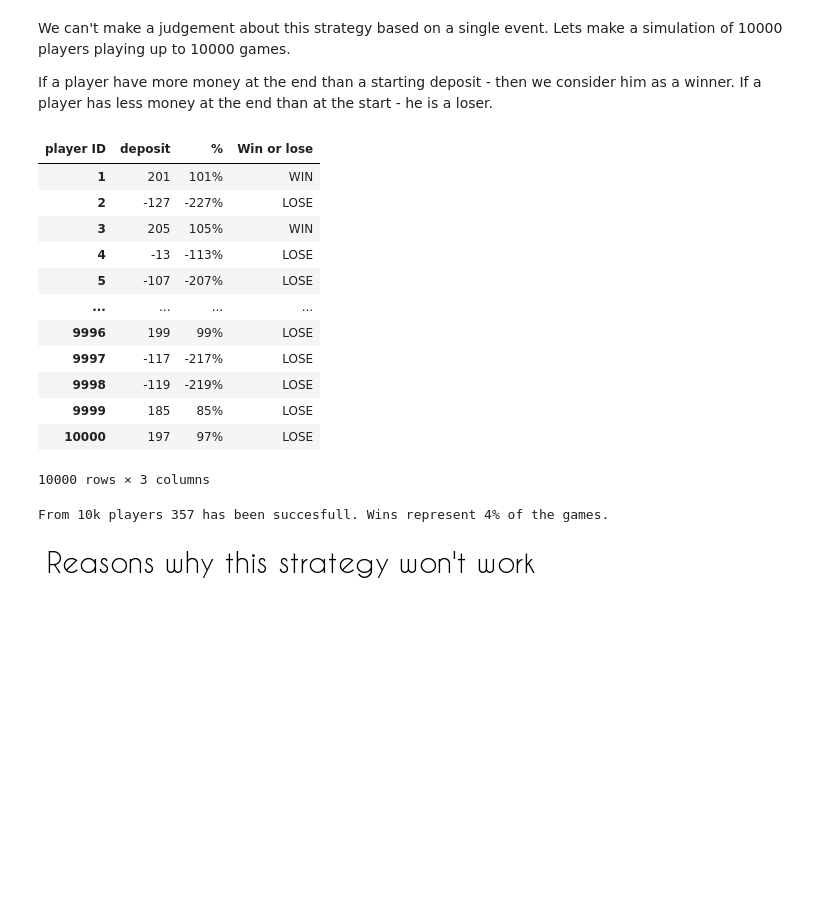
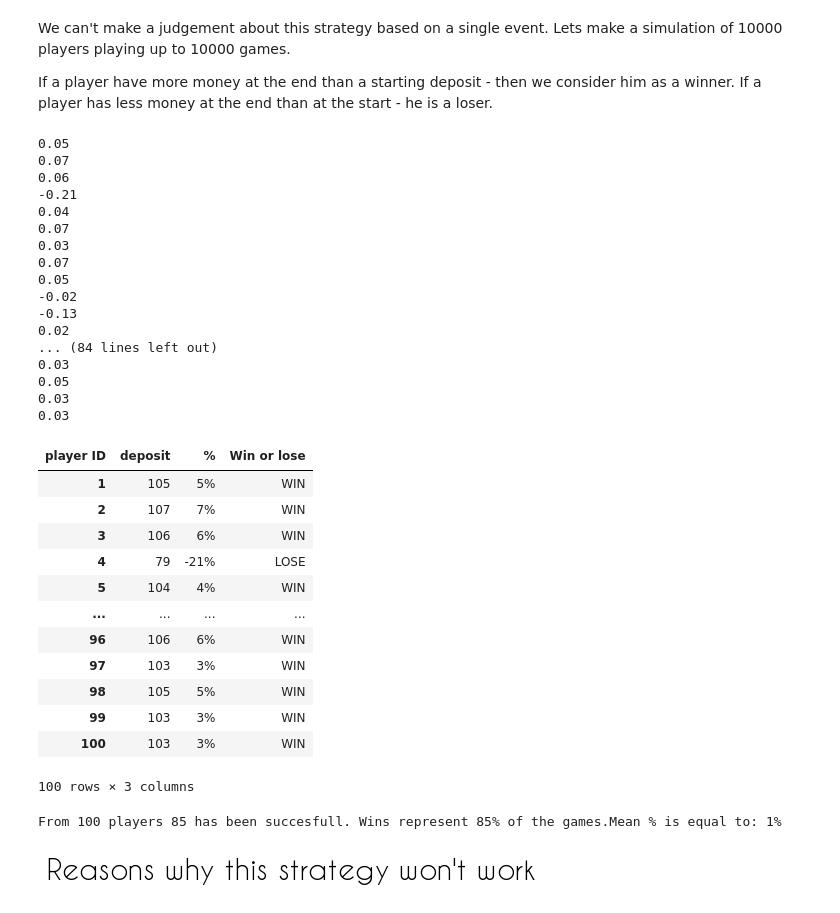
Before and after one commit to AdamSikorski/The-Martingale-betting-system, a Jupyter notebook: Martingale_system.ipynb, the cells around one changed output. Cells and saved outputs as stored; diff of their text form; code cells hidden in the pictures; blank space fills up the shorter version.

```diff
--- a/Martingale_system.ipynb
+++ b/Martingale_system.ipynb
@@ -50,15 +50,15 @@ while game_counter <= 1000000:
   if game_output == 'win':
     #print('win')
     deposit += bet*2
-    bet = 2
+    bet = 1
     #print("deposit after win",deposit)
 
   else: # if game_output == 'loss':
     #print('loss')
     #print("deposit after loss",deposit)
     bet = bet * 2
-    #if bet > 1000:
-     #bet = 1000
+    if bet > deposit: # if a player cannot afford to double a bet - he goes all in
+     bet = deposit
 
   bet_list.append(bet)
   deposit_list.append(deposit)
@@ -113,7 +113,7 @@ def single_simulation():
   global last_value_of_deposit
   last_value_of_deposit = 0
 
-  while game_counter <= 100:
+  while game_counter <= 10:
 
     deposit = deposit - bet
     #print(deposit)
@@ -121,9 +121,12 @@ def single_simulation():
 
     if game_output == 'win':
       deposit += bet*2
-      bet = 2
+      bet = 1
     else:
       bet = bet * 2
+      if bet > deposit: # if a player cannot afford to double a bet - he goes all in
+        bet = deposit
+
 
     last_value_of_deposit = deposit
     game_counter +=1
@@ -133,58 +136,79 @@ def single_simulation():
   return last_value_of_deposit
 
 lvod_list = []
-for i in range(10000):
+number_of_players = 100
+for i in range(number_of_players):
   lvod_list.append(single_simulation())
 
 
 single_simulation()
 win_or_lose = []
 change_list = []
 winning_players = []
+mean = 0
 for i in range(len(lvod_list)):
   change = (lvod_list[i] - starting_deposit) / starting_deposit
+  print(change)
   percentage = "{:.0%}".format(change)
   change_list.append(percentage)
-  if change > 1.0:
+  if change > 0.0:
     winning_players.append(change)
     win_or_lose.append("WIN")
   else:
     win_or_lose.append("LOSE")
-
-
+  mean+=change
+mean = mean / number_of_players
 name_list = []
-for number in range(1,10001):
+for number in range(1,number_of_players+1):
   list_element = 'player.' + str(number)
   name_list.append(list_element)
 
 df = pd.DataFrame({'deposit': lvod_list,
                  '%': change_list,
                   'Win or lose': win_or_lose})
 
 df = df.rename_axis('player ID')
 df.columns.name = df.index.name
 df.index.name = None
 df.index = np.arange(1, len(df)+1)
 df
 # %% [output]
+0.05
+0.07
+0.06
+-0.21
+0.04
+0.07
+0.03
+0.07
+0.05
+-0.02
+-0.13
+0.02
+... (84 lines left out)
+0.03
+0.05
+0.03
+0.03
 | player ID | deposit | % | Win or lose |
-| 1 | 201 | 101% | WIN |
-| 2 | -127 | -227% | LOSE |
-| 3 | 205 | 105% | WIN |
-| 4 | -13 | -113% | LOSE |
-| 5 | -107 | -207% | LOSE |
+| 1 | 105 | 5% | WIN |
+| 2 | 107 | 7% | WIN |
+| 3 | 106 | 6% | WIN |
+| 4 | 79 | -21% | LOSE |
+| 5 | 104 | 4% | WIN |
 | ... | ... | ... | ... |
-| 9996 | 199 | 99% | LOSE |
-| 9997 | -117 | -217% | LOSE |
-| 9998 | -119 | -219% | LOSE |
-| 9999 | 185 | 85% | LOSE |
-| 10000 | 197 | 97% | LOSE |
+| 96 | 106 | 6% | WIN |
+| 97 | 103 | 3% | WIN |
+| 98 | 105 | 5% | WIN |
+| 99 | 103 | 3% | WIN |
+| 100 | 103 | 3% | WIN |
-10000 rows × 3 columns
+100 rows × 3 columns
 # %%
-percentage_of_wins = "{:.0%}".format(len(winning_players)/10000)
-print("From 10k players", len(winning_players), "has been succesfull. Wins represent", percentage_of_wins,"of the games.")
+percentage_of_wins = "{:.0%}".format(len(winning_players)/number_of_players)
+percentage_of_return = "{:.0%}".format(mean)
+print("From",number_of_players,"players", len(winning_players), "has been succesfull. Wins represent", percentage_of_wins,"of the games.Mean % is equal to:",percentage_of_return)
 # %% [output]
-From 10k players 357 has been succesfull. Wins represent 4% of the games.
+From 100 players 85 has been succesfull. Wins represent 85% of the games.Mean % is equal to: 1%
 # %% [markdown]
 ![image.png](embedded-picture-1)
 # %% [markdown]
```
Also changed, not shown: parts of 2 cells of this notebook.
